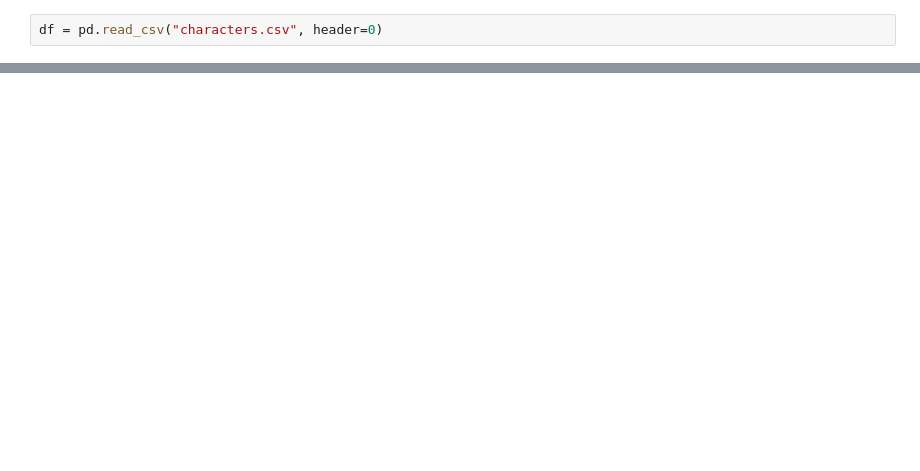
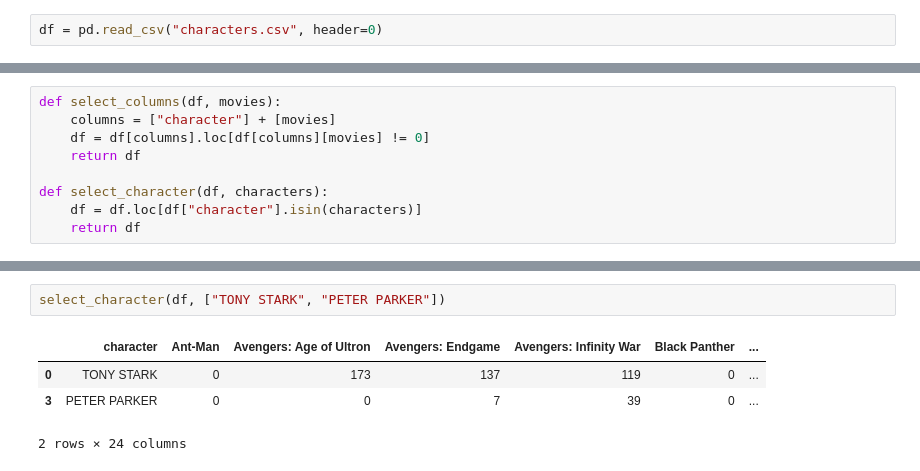
Before and after one commit to projeto-de-algoritmos/Final_Dupla16, a Jupyter notebook: csv_to_json.ipynb, the cells around one changed output, grey strips where cells are left out. Cells and saved outputs as stored; diff of their text form; blank space fills up the shorter version.

```diff
--- a/csv_to_json.ipynb
+++ b/csv_to_json.ipynb
@@ -41,0 +24,9 @@ NameError: name 'data' is not defined
+# %%
+def select_columns(df, movies):
+    columns = ["character"] + [movies]
+    df = df[columns].loc[df[columns][movies] != 0]
+    return df
+
+def select_character(df, characters):
+    df = df.loc[df["character"].isin(characters)]
+    return df
@@ -41,0 +59,7 @@ NameError: name 'data' is not defined
+# %%
+select_character(df, ["TONY STARK", "PETER PARKER"])
+# %% [output]
+|  | character | Ant-Man | Avengers: Age of Ultron | Avengers: Endgame | Avengers: Infinity War | Black Panther | ... |
+| 0 | TONY STARK | 0 | 173 | 137 | 119 | 0 | ... |
+| 3 | PETER PARKER | 0 | 0 | 7 | 39 | 0 | ... |
+2 rows × 24 columns
```
Also changed, not shown: parts of 12 cells of this notebook.
